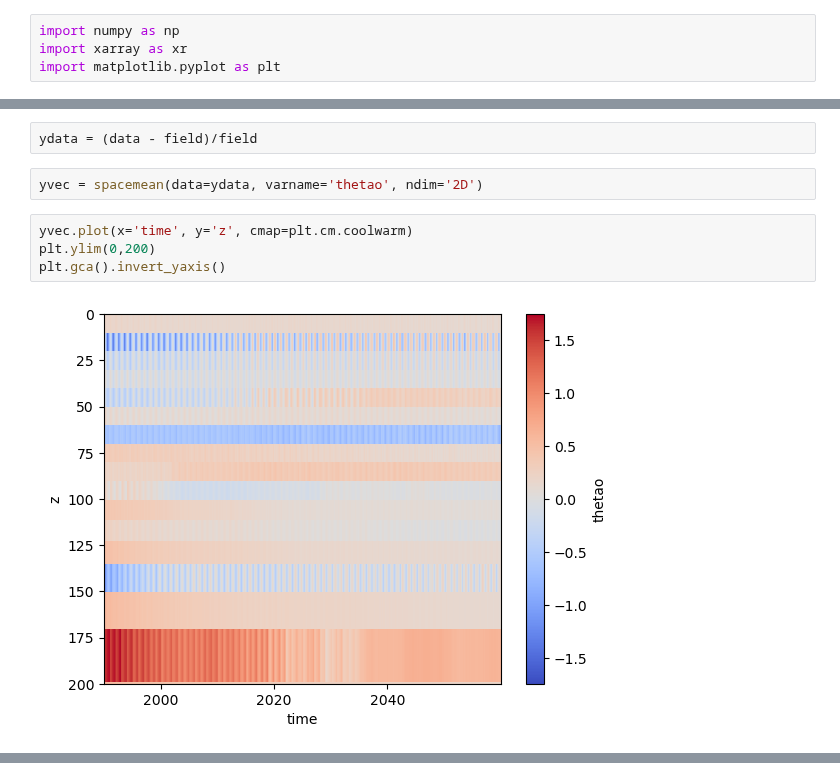
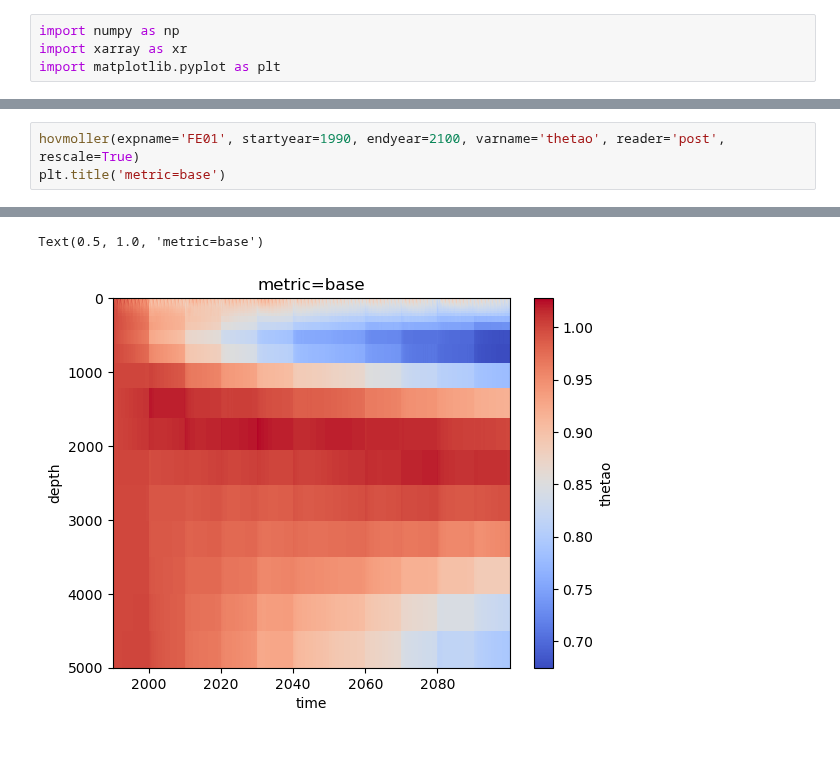
Before and after one commit to asozza/stece, a Jupyter notebook: osprey/notebooks/test_hovmoller.ipynb, the cells around one changed output, grey strips where cells are left out. Cells and saved outputs as stored; diff of their text form; blank space fills up the shorter version.

```diff
--- a/osprey/notebooks/test_hovmoller.ipynb
+++ b/osprey/notebooks/test_hovmoller.ipynb
@@ -230,10 +7,4 @@ plt.gca().invert_yaxis()
-# %%
-ydata = (data - field)/field
-# %%
-yvec = spacemean(data=ydata, varname='thetao', ndim='2D')
-# %%
-yvec.plot(x='time', y='z', cmap=plt.cm.coolwarm)
-plt.ylim(0,200)
-plt.gca().invert_yaxis()
-# %% [output]
-[figure, removed]
+# %%
+hovmoller(expname='FE01', startyear=1990, endyear=2100, varname='thetao', reader='post', rescale=True)
+plt.title('metric=base')
+# %% [output]
@@ -239,0 +13,2 @@ plt.gca().invert_yaxis()
+Text(0.5, 1.0, 'metric=base')
+[figure, added]
```
Also changed, not shown: parts of 19 cells of this notebook, 7 other files.
